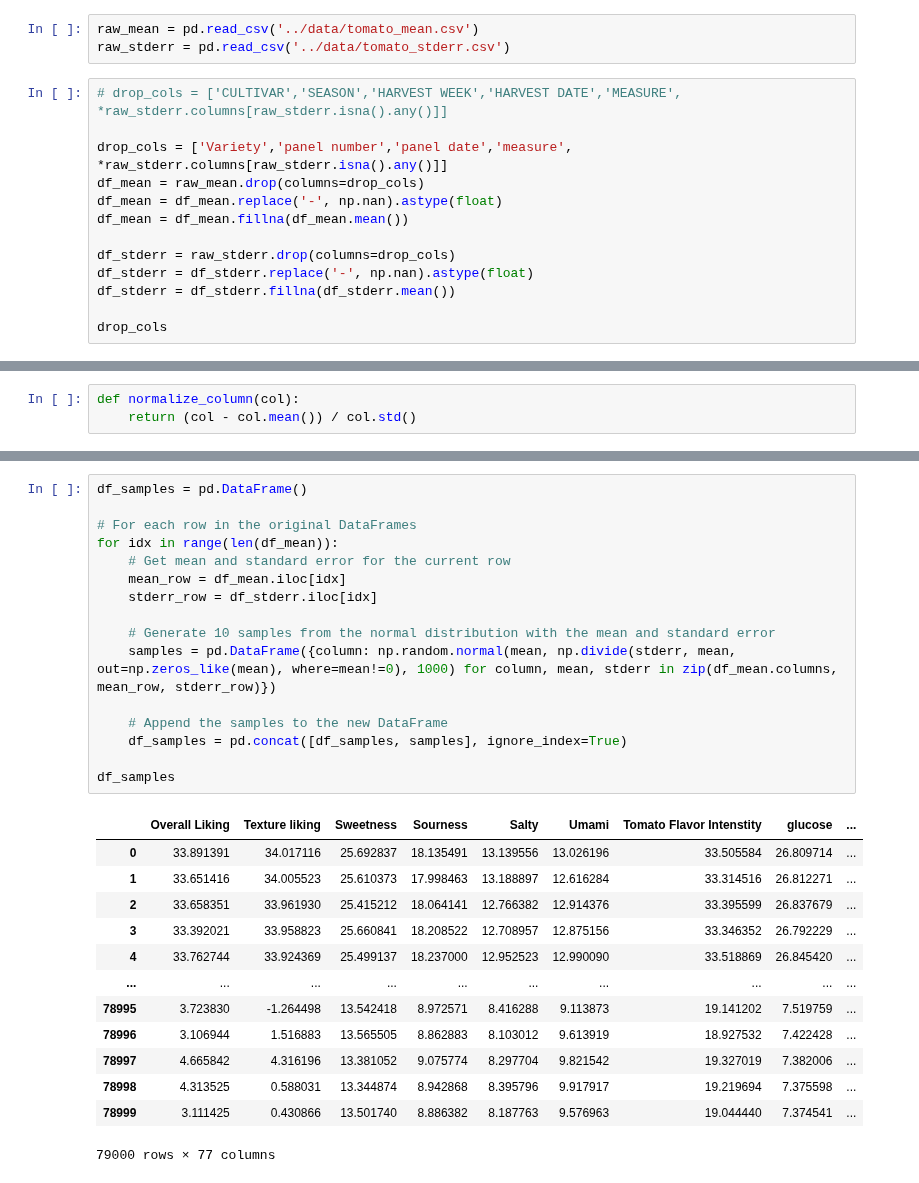
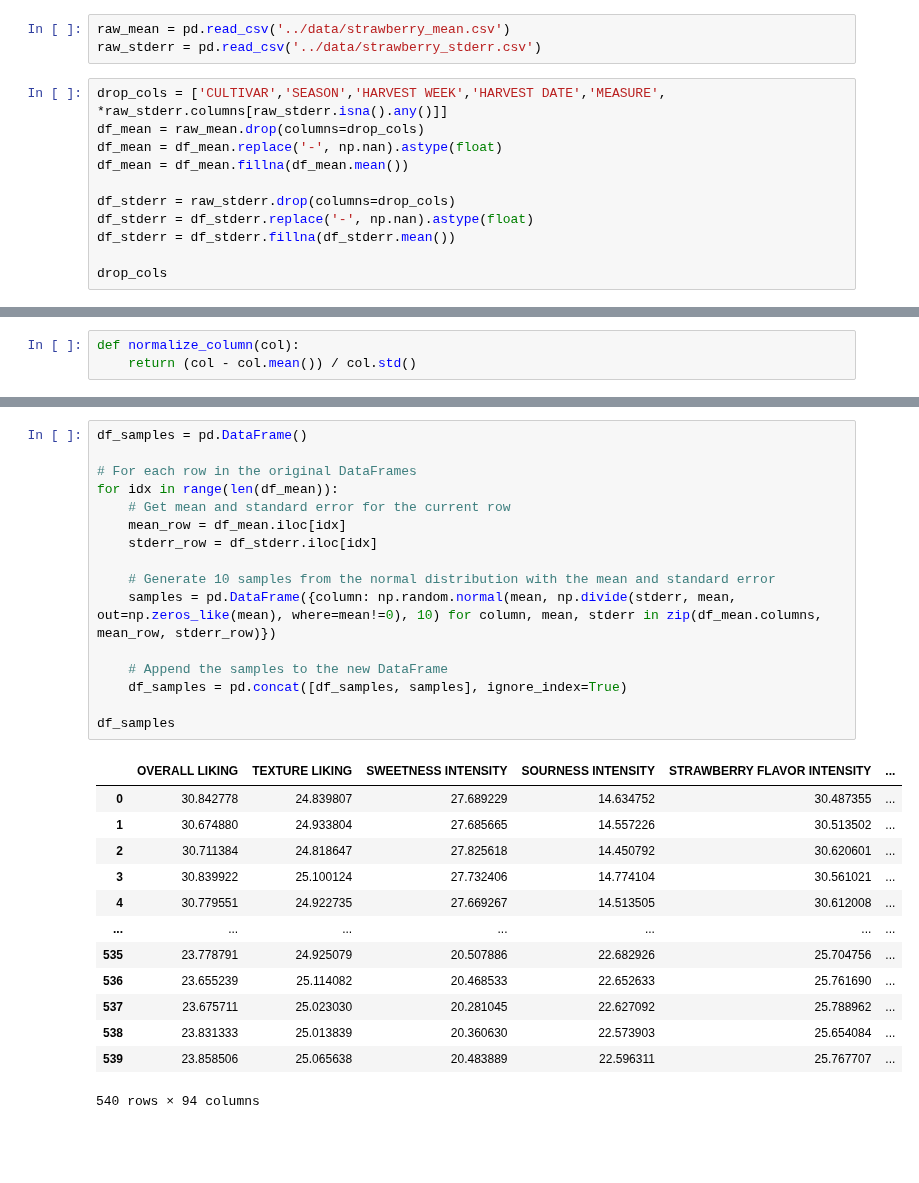
Before and after one commit to Rory-Dam/master_thesis, a Jupyter notebook: strawberry/dataset.ipynb, the cells around one changed output, grey strips where cells are left out. Cells and saved outputs as stored; diff of their text form; blank space fills up the shorter version.

```diff
--- a/strawberry/dataset.ipynb
+++ b/strawberry/dataset.ipynb
@@ -2,12 +2,10 @@
 import numpy as np
 import pandas as pd
 # %%
-raw_mean = pd.read_csv('../data/tomato_mean.csv')
-raw_stderr = pd.read_csv('../data/tomato_stderr.csv')
+raw_mean = pd.read_csv('../data/strawberry_mean.csv')
+raw_stderr = pd.read_csv('../data/strawberry_stderr.csv')
 # %%
-# drop_cols = ['CULTIVAR','SEASON','HARVEST WEEK','HARVEST DATE','MEASURE', *raw_stderr.columns[raw_stderr.isna().any()]]
-
-drop_cols = ['Variety','panel number','panel date','measure', *raw_stderr.columns[raw_stderr.isna().any()]]
+drop_cols = ['CULTIVAR','SEASON','HARVEST WEEK','HARVEST DATE','MEASURE', *raw_stderr.columns[raw_stderr.isna().any()]]
 df_mean = raw_mean.drop(columns=drop_cols)
 df_mean = df_mean.replace('-', np.nan).astype(float)
 df_mean = df_mean.fillna(df_mean.mean())
@@ -52,33 +66,33 @@ val_dataset
 # %%
 df_samples = pd.DataFrame()
 
 # For each row in the original DataFrames
 for idx in range(len(df_mean)):
     # Get mean and standard error for the current row
     mean_row = df_mean.iloc[idx]
     stderr_row = df_stderr.iloc[idx]
 
     # Generate 10 samples from the normal distribution with the mean and standard error
-    samples = pd.DataFrame({column: np.random.normal(mean, np.divide(stderr, mean, out=np.zeros_like(mean), where=mean!=0), 1000) for column, mean, stderr in zip(df_mean.columns, mean_row, stderr_row)})
+    samples = pd.DataFrame({column: np.random.normal(mean, np.divide(stderr, mean, out=np.zeros_like(mean), where=mean!=0), 10) for column, mean, stderr in zip(df_mean.columns, mean_row, stderr_row)})
 
     # Append the samples to the new DataFrame
     df_samples = pd.concat([df_samples, samples], ignore_index=True)
 
 df_samples
 # %% [output]
-|  | Overall Liking | Texture liking | Sweetness | Sourness | Salty | Umami | Tomato Flavor Intenstity | glucose | ... |
-| 0 | 33.891391 | 34.017116 | 25.692837 | 18.135491 | 13.139556 | 13.026196 | 33.505584 | 26.809714 | ... |
-| 1 | 33.651416 | 34.005523 | 25.610373 | 17.998463 | 13.188897 | 12.616284 | 33.314516 | 26.812271 | ... |
-| 2 | 33.658351 | 33.961930 | 25.415212 | 18.064141 | 12.766382 | 12.914376 | 33.395599 | 26.837679 | ... |
-| 3 | 33.392021 | 33.958823 | 25.660841 | 18.208522 | 12.708957 | 12.875156 | 33.346352 | 26.792229 | ... |
-| 4 | 33.762744 | 33.924369 | 25.499137 | 18.237000 | 12.952523 | 12.990090 | 33.518869 | 26.845420 | ... |
-| ... | ... | ... | ... | ... | ... | ... | ... | ... | ... |
-| 78995 | 3.723830 | -1.264498 | 13.542418 | 8.972571 | 8.416288 | 9.113873 | 19.141202 | 7.519759 | ... |
-| 78996 | 3.106944 | 1.516883 | 13.565505 | 8.862883 | 8.103012 | 9.613919 | 18.927532 | 7.422428 | ... |
-| 78997 | 4.665842 | 4.316196 | 13.381052 | 9.075774 | 8.297704 | 9.821542 | 19.327019 | 7.382006 | ... |
-| 78998 | 4.313525 | 0.588031 | 13.344874 | 8.942868 | 8.395796 | 9.917917 | 19.219694 | 7.375598 | ... |
-| 78999 | 3.111425 | 0.430866 | 13.501740 | 8.886382 | 8.187763 | 9.576963 | 19.044440 | 7.374541 | ... |
+|  | OVERALL LIKING | TEXTURE LIKING | SWEETNESS INTENSITY | SOURNESS INTENSITY | STRAWBERRY FLAVOR INTENSITY | ... |
+| 0 | 30.842778 | 24.839807 | 27.689229 | 14.634752 | 30.487355 | ... |
+| 1 | 30.674880 | 24.933804 | 27.685665 | 14.557226 | 30.513502 | ... |
+| 2 | 30.711384 | 24.818647 | 27.825618 | 14.450792 | 30.620601 | ... |
+| 3 | 30.839922 | 25.100124 | 27.732406 | 14.774104 | 30.561021 | ... |
+| 4 | 30.779551 | 24.922735 | 27.669267 | 14.513505 | 30.612008 | ... |
+| ... | ... | ... | ... | ... | ... | ... |
+| 535 | 23.778791 | 24.925079 | 20.507886 | 22.682926 | 25.704756 | ... |
+| 536 | 23.655239 | 25.114082 | 20.468533 | 22.652633 | 25.761690 | ... |
+| 537 | 23.675711 | 25.023030 | 20.281045 | 22.627092 | 25.788962 | ... |
+| 538 | 23.831333 | 25.013839 | 20.360630 | 22.573903 | 25.654084 | ... |
+| 539 | 23.858506 | 25.065638 | 20.483889 | 22.596311 | 25.767707 | ... |
-79000 rows × 77 columns
+540 rows × 94 columns
 # %%
 sample_dataset = df_samples.copy()
 sample_dataset[sample_dataset.columns[:NUM_LABEL_COLS]] = sample_dataset[sample_dataset.columns[:NUM_LABEL_COLS]].clip(0) / 100
```
Also changed, not shown: parts of 6 cells of this notebook, 45 other files.
